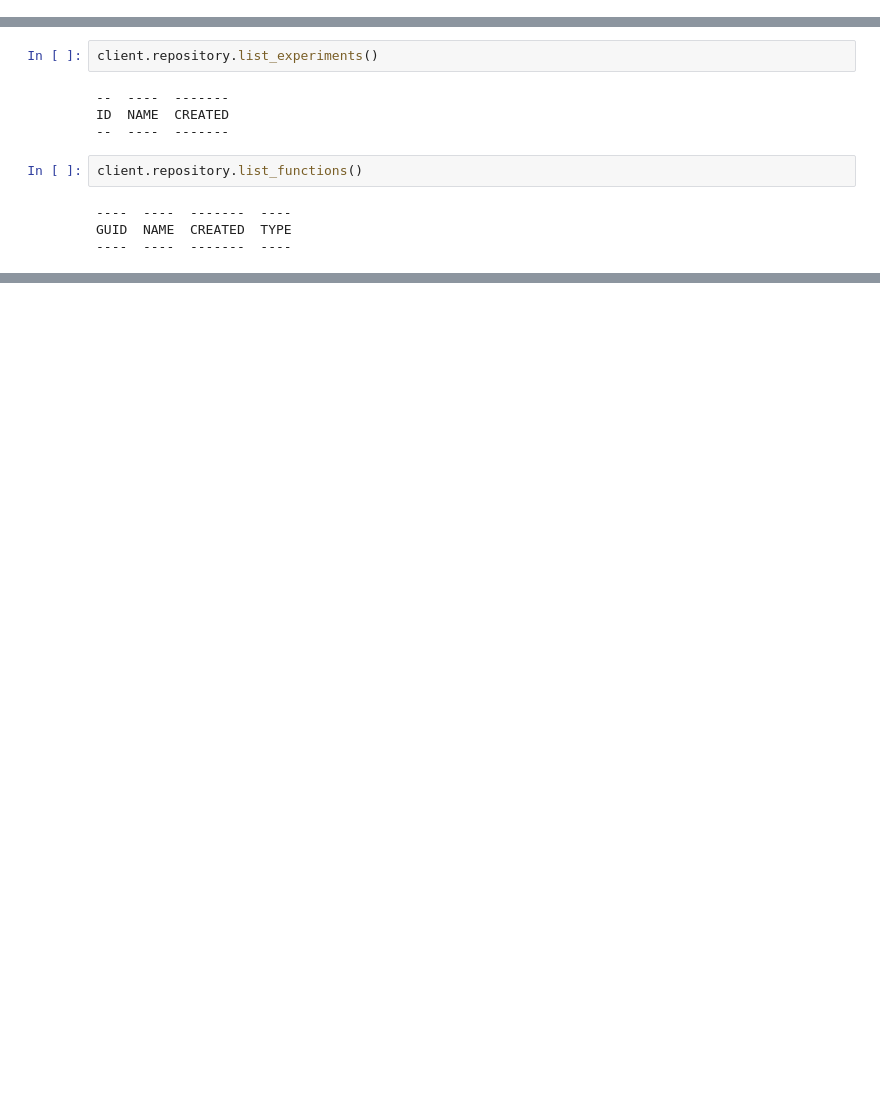
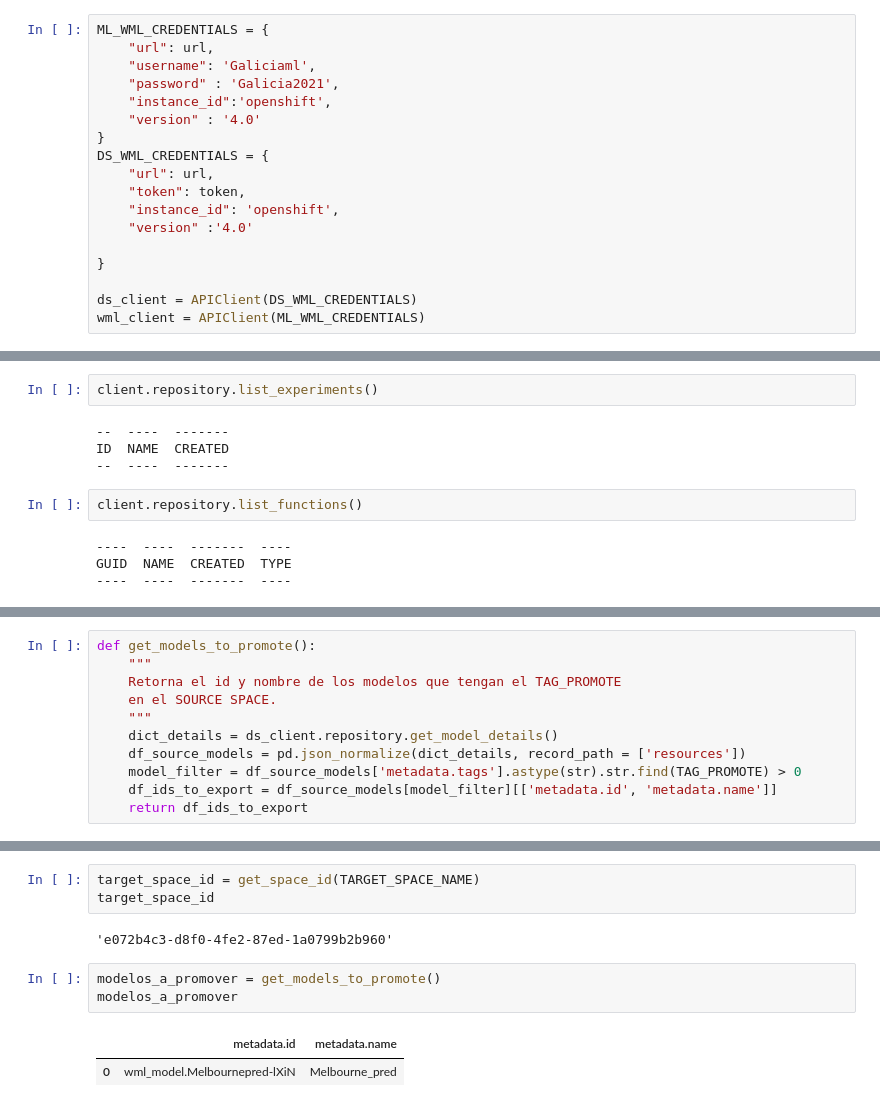
Before and after one commit to guschang2013/melbourne, a Jupyter notebook: Train_Melbourne.ipynb, the cells around one changed output, grey strips where cells are left out. Saved outputs shown, nothing was run; the diff lists cells and outputs as text; blank space fills up the shorter version.

```diff
--- a/Train_Melbourne.ipynb
+++ b/Train_Melbourne.ipynb
@@ -225,0 +214,18 @@ Model UID = wml_model.Melbournepred2
+# %%
+ML_WML_CREDENTIALS = {
+    "url": url,
+    "username": 'Galiciaml',
+    "password" : 'Galicia2021',
+    "instance_id":'openshift',
+    "version" : '4.0'
+}
+DS_WML_CREDENTIALS = {
+    "url": url,
+    "token": token,
+    "instance_id": 'openshift',
+    "version" :'4.0'
+
+}
+
+ds_client = APIClient(DS_WML_CREDENTIALS)
+wml_client = APIClient(ML_WML_CREDENTIALS)
@@ -352,0 +344,11 @@ Status code: 500, body: {"trace":"b684f852-5817-4b7d-9733-57f8ee108bf0","errors"
+# %%
+def get_models_to_promote():
+    """
+    Retorna el id y nombre de los modelos que tengan el TAG_PROMOTE
+    en el SOURCE SPACE.
+    """
+    dict_details = ds_client.repository.get_model_details()
+    df_source_models = pd.json_normalize(dict_details, record_path = ['resources'])
+    model_filter = df_source_models['metadata.tags'].astype(str).str.find(TAG_PROMOTE) > 0
+    df_ids_to_export = df_source_models[model_filter][['metadata.id', 'metadata.name']]
+    return df_ids_to_export
@@ -352,0 +462,11 @@ Status code: 500, body: {"trace":"b684f852-5817-4b7d-9733-57f8ee108bf0","errors"
+# %%
+target_space_id = get_space_id(TARGET_SPACE_NAME)
+target_space_id
+# %% [output]
+'e072b4c3-d8f0-4fe2-87ed-1a0799b2b960'
+# %%
+modelos_a_promover = get_models_to_promote()
+modelos_a_promover
+# %% [output]
+|  | metadata.id | metadata.name |
+| 0 | wml_model.Melbournepred-lXiN | Melbourne_pred |
```
Also changed, not shown: parts of 37 cells of this notebook, 1 other file.
